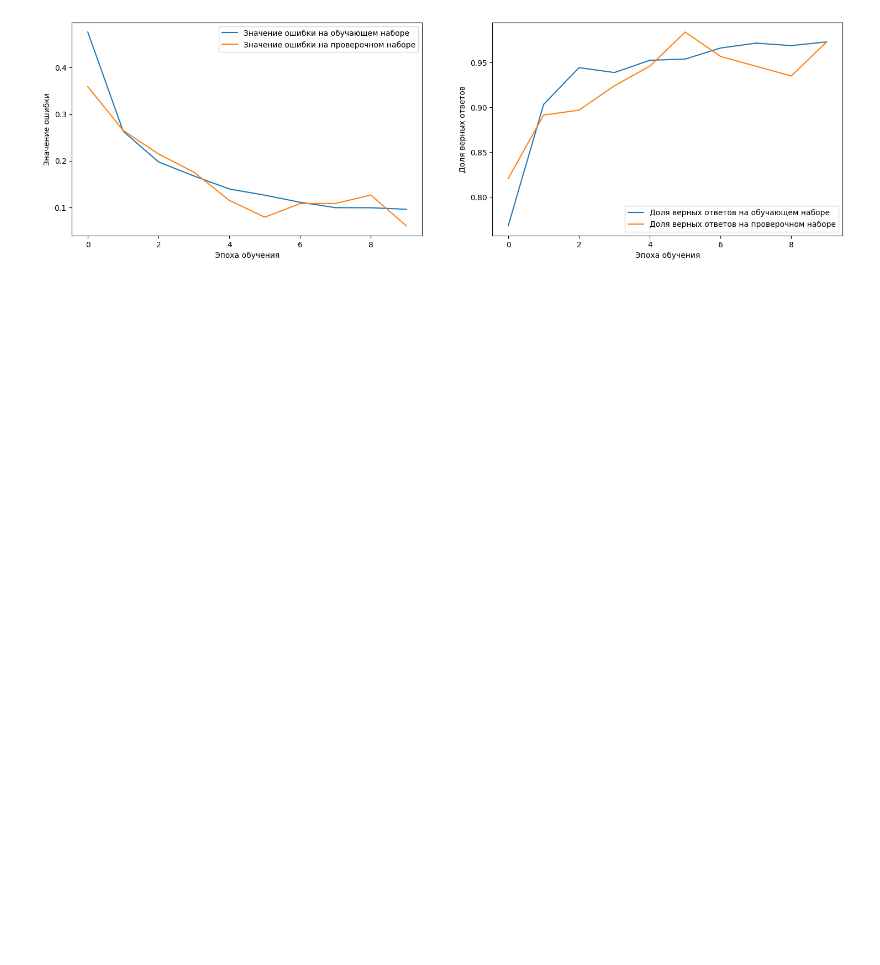
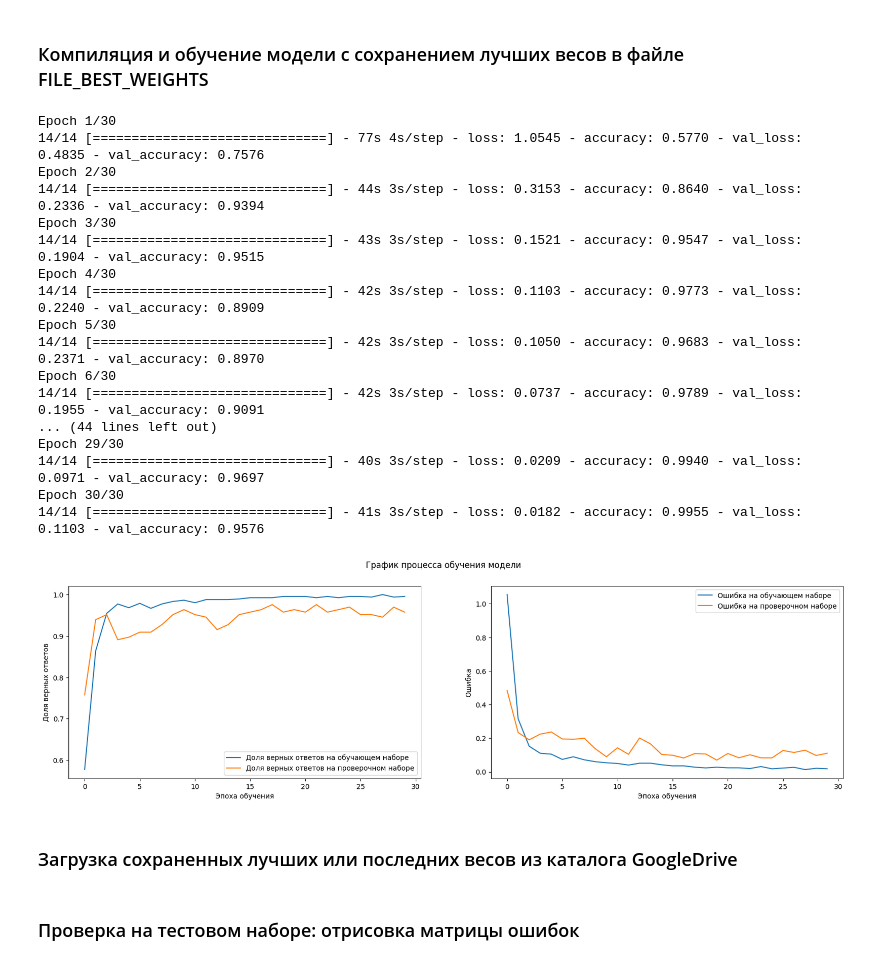
Before and after one commit to Untick/NetOptik, a Jupyter notebook: Lytkin Vladimir/Netoptic_vgg16_VL.ipynb, the cells around one changed output. Cells and saved outputs as stored; diff of their text form; code cells hidden in the pictures; blank space fills up the shorter version.

```diff
--- a/Lytkin Vladimir/Netoptic_vgg16_VL.ipynb
+++ b/Lytkin Vladimir/Netoptic_vgg16_VL.ipynb
@@ -200,18 +330,2 @@ Trainable params: 1,049,346
 Non-trainable params: 14,714,688
 _________________________________________________________________
-# %%
-# Далее код из model_netoptik_VL.ipynb
-# Подключение оптимизатора Adam
-from tensorflow.keras.optimizers import Adam
-
-# Компиляция модели
-model.compile(loss='sparse_categorical_crossentropy', optimizer=Adam(learning_rate=0.0001), metrics=['accuracy'])
-# %%
-# Обучение
-store_learning = model.fit(x_data,  # ----------------- x_train, примеры набора данных
-                           y_data,  # ----------------- y_train, метки примеров набора данных
-                           validation_split=0.2,  # --- 0.2 - доля данных для валидационной (проверочной) выборки, 1-0.2=0.8 останется в обучающей
-                           shuffle=True,  # ----------- перемешивание данных для равномерного обучения, соответствие экземпляра и метки сохраняется
-                           batch_size=25,  # ---------- размер пакета, который обрабатывает нейронка перед одним изменением весов
-                           epochs=10,  # -------------- epochs - количество эпох обучения
-                           verbose=1)  # -------------- 0 - не визуализировать ход обучения, 1 - визуализировать
@@ -239,34 +332,2 @@ Epoch 10/10
-# %%
-# Отрисовка результата
-
-# Создание полотна для рисунка
-plt.figure(1, figsize=(18, 5))
-
-# Задание первой (левой) области для построения графиков
-plt.subplot(1, 2, 1)
-# Отрисовка графиков 'loss' и 'val_loss' из значений словаря store_learning.history
-plt.plot(store_learning.history['loss'],
-         label='Значение ошибки на обучающем наборе')
-plt.plot(store_learning.history['val_loss'],
-         label='Значение ошибки на проверочном наборе')
-# Задание подписей осей
-plt.xlabel('Эпоха обучения')
-plt.ylabel('Значение ошибки')
-plt.legend()
-
-# Задание второй (правой) области для построения графиков
-plt.subplot(1, 2, 2)
-# Отрисовка графиков 'accuracy' и 'val_accuracy' из значений словаря store_learning.history
-plt.plot(store_learning.history['accuracy'],
-         label='Доля верных ответов на обучающем наборе')
-plt.plot(store_learning.history['val_accuracy'],
-         label='Доля верных ответов на проверочном наборе')
-# Задание подписей осей
-plt.xlabel('Эпоха обучения')
-plt.ylabel('Доля верных ответов')
-plt.legend()
-
-# Фиксация графиков и рисование всей картинки
-plt.show()
-# %% [output]
-[figure, removed]
+# %% [markdown]
+### Компиляция и обучение модели с сохранением лучших весов в файле FILE_BEST_WEIGHTS
@@ -272,0 +385,24 @@ plt.show()
+# %%
+# Компиляция и обучение модели на заданных параметрах
+compile_train_model(model,
+                    train_generator,
+                    validation_generator)
+# %% [output]
+Epoch 1/30
+14/14 [==============================] - 77s 4s/step - loss: 1.0545 - accuracy: 0.5770 - val_loss: 0.4835 - val_accuracy: 0.7576
+Epoch 2/30
+14/14 [==============================] - 44s 3s/step - loss: 0.3153 - accuracy: 0.8640 - val_loss: 0.2336 - val_accuracy: 0.9394
+Epoch 3/30
+14/14 [==============================] - 43s 3s/step - loss: 0.1521 - accuracy: 0.9547 - val_loss: 0.1904 - val_accuracy: 0.9515
+Epoch 4/30
+14/14 [==============================] - 42s 3s/step - loss: 0.1103 - accuracy: 0.9773 - val_loss: 0.2240 - val_accuracy: 0.8909
+Epoch 5/30
+14/14 [==============================] - 42s 3s/step - loss: 0.1050 - accuracy: 0.9683 - val_loss: 0.2371 - val_accuracy: 0.8970
+Epoch 6/30
+14/14 [==============================] - 42s 3s/step - loss: 0.0737 - accuracy: 0.9789 - val_loss: 0.1955 - val_accuracy: 0.9091
+... (44 lines left out)
+Epoch 29/30
+14/14 [==============================] - 40s 3s/step - loss: 0.0209 - accuracy: 0.9940 - val_loss: 0.0971 - val_accuracy: 0.9697
+Epoch 30/30
+14/14 [==============================] - 41s 3s/step - loss: 0.0182 - accuracy: 0.9955 - val_loss: 0.1103 - val_accuracy: 0.9576
+[figure, added]
@@ -272,0 +412,2 @@ plt.show()
+# %% [markdown]
+### Загрузка сохраненных лучших или последних весов из каталога GoogleDrive
@@ -272,0 +420,2 @@ plt.show()
+# %% [markdown]
+### Проверка на тестовом наборе: отрисовка матрицы ошибок
```
Also changed, not shown: parts of 44 cells of this notebook.
